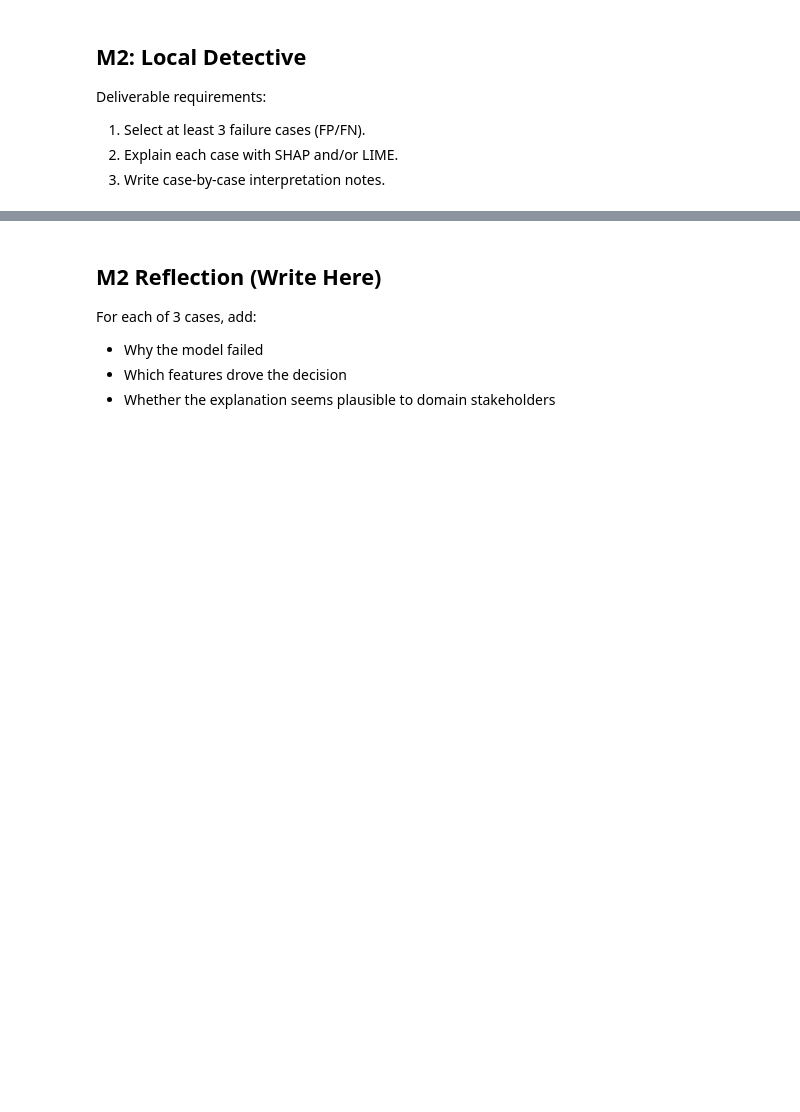
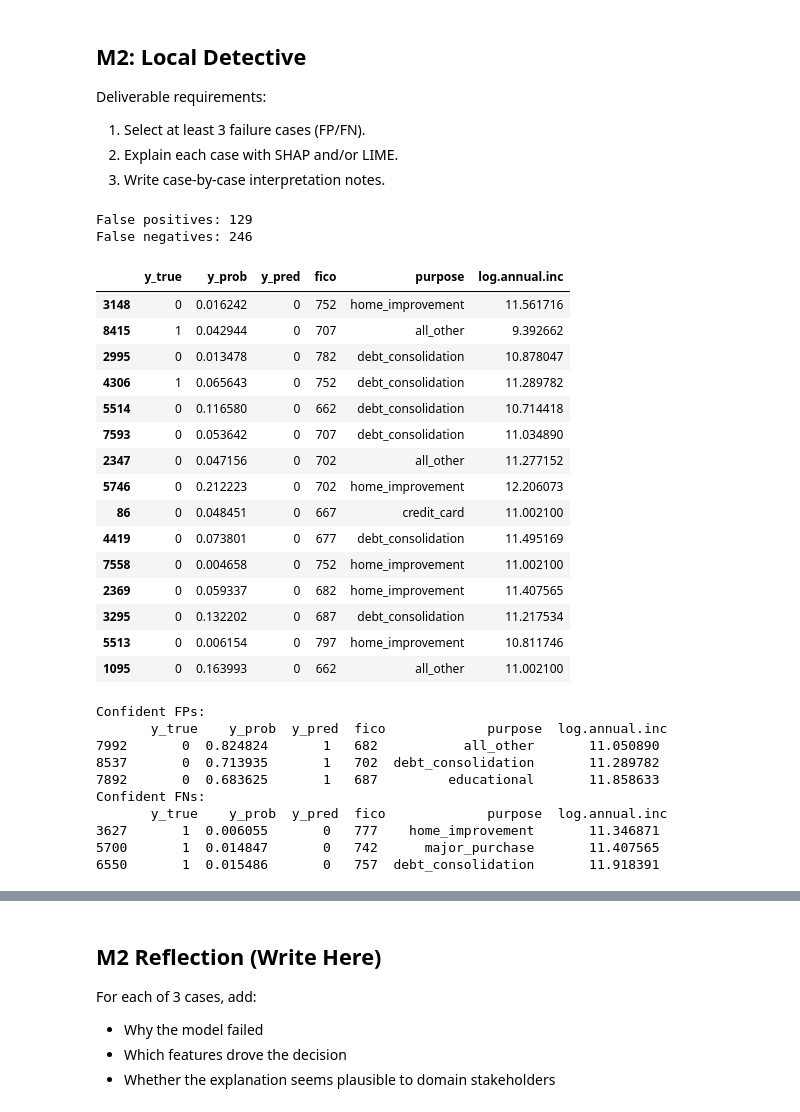
Before and after one commit to HetJivani04/LendingClub-XAI-Professional-Model-Audit, a Jupyter notebook: project_workbook.ipynb, the cells around one changed output, grey strips where cells are left out. Cells and saved outputs as stored; diff of their text form; code cells hidden in the pictures; blank space fills up the shorter version.

```diff
--- a/project_workbook.ipynb
+++ b/project_workbook.ipynb
@@ -63,9 +63,9 @@ pd.set_option('display.max_columns', 140)
 
 Set your team metadata and assumptions before modeling.
 # %%
-team_id = 'TODO_TEAM_ID'
-audit_focus = 'TODO: e.g., false negatives in high-income applicants'
-threshold = 0.50  # You must justify and can update later using validation set
+team_id = '1'
+audit_focus = "model over-relies on int.rate and fico as safety proxies, missing defaults from low-rate high-FICO borrowers and over-flagging mid-FICO borrowers with recent inquiries"
+threshold = 0.3
 
 print('Team:', team_id)
 print('Audit focus:', audit_focus)
@@ -138,6 +198,7 @@ for c in df.columns:
     feature_cols.append(c)
 
 X = df[feature_cols].copy()
+X = X.drop(columns=['not.fully.paid'])  # This column is a direct leakage of the target and should be removed.
 
 print('Positive rate:', round(float(y.mean()), 4))
 print('Features:', X.shape[1])
@@ -181,12 +257,24 @@ categorical_cols = [c for c in X_train.columns if c not in numeric_cols]
 # Hint:
 # 1) Numeric pipeline: median imputer
 # 2) Categorical pipeline: most_frequent imputer + OrdinalEncoder(handle_unknown='use_encoded_value', unknown_value=-1)
-preprocessor = None  # TODO REQUIRED
+numeric_pipeline = Pipeline([
+    ('imputer', SimpleImputer(strategy='median')),
+])
+
+categorical_pipeline = Pipeline([
+    ('imputer', SimpleImputer(strategy='most_frequent')),
+    ('encoder', OrdinalEncoder(handle_unknown='use_encoded_value', unknown_value=-1)),
+])
+
+preprocessor = ColumnTransformer([
+    ('numeric', numeric_pipeline, numeric_cols),
+    ('categorical', categorical_pipeline, categorical_cols)
+])
 
 # TODO REQUIRED: Fit transform on train, transform on val/test.
-X_train_t = None  # TODO REQUIRED
-X_val_t = None    # TODO REQUIRED
-X_test_t = None   # TODO REQUIRED
+X_train_t = preprocessor.fit_transform(X_train, y_train)
+X_val_t = preprocessor.transform(X_val)
+X_test_t = preprocessor.transform(X_test)
 
 feature_names = numeric_cols + categorical_cols
 
@@ -245,20 +372,57 @@ Deliverable requirements:
 # %%
 val_results = pd.DataFrame({
     'y_true': y_val.values,
     'y_prob': val_proba,
-    'y_pred': val_pred
+    'y_pred': val_pred,
+    'fico': X_val['fico'].values,
+    'purpose': X_val['purpose'].values,
+    'log.annual.inc': X_val['log.annual.inc'].values
 }, index=X_val.index)
 
 fp_idx = val_results[(val_results['y_true'] == 0) & (val_results['y_pred'] == 1)].index.tolist()
 fn_idx = val_results[(val_results['y_true'] == 1) & (val_results['y_pred'] == 0)].index.tolist()
 
 print('False positives:', len(fp_idx))
 print('False negatives:', len(fn_idx))
-display(val_results.head())
+display(val_results.head(15))
+
+fp_confident = val_results[(val_results['y_true']==0) & (val_results['y_pred']==1)].nlargest(3, 'y_prob')
+fn_confident = val_results[(val_results['y_true']==1) & (val_results['y_pred']==0)].nsmallest(3, 'y_prob')
+print("Confident FPs:\n", fp_confident)
+print("Confident FNs:\n", fn_confident)
 
 # TODO REQUIRED: Build selected_cases with at least 3 ids including both FP and FN examples.
 # Example target structure: [fp_idx[0], fp_idx[1], fn_idx[0]]
-selected_cases = []  # TODO REQUIRED
+selected_cases = [7992, 8537, 3627]
+# %% [output]
+False positives: 129
+False negatives: 246
+|  | y_true | y_prob | y_pred | fico | purpose | log.annual.inc |
+| 3148 | 0 | 0.016242 | 0 | 752 | home_improvement | 11.561716 |
+| 8415 | 1 | 0.042944 | 0 | 707 | all_other | 9.392662 |
+| 2995 | 0 | 0.013478 | 0 | 782 | debt_consolidation | 10.878047 |
+| 4306 | 1 | 0.065643 | 0 | 752 | debt_consolidation | 11.289782 |
+| 5514 | 0 | 0.116580 | 0 | 662 | debt_consolidation | 10.714418 |
+| 7593 | 0 | 0.053642 | 0 | 707 | debt_consolidation | 11.034890 |
+| 2347 | 0 | 0.047156 | 0 | 702 | all_other | 11.277152 |
+| 5746 | 0 | 0.212223 | 0 | 702 | home_improvement | 12.206073 |
+| 86 | 0 | 0.048451 | 0 | 667 | credit_card | 11.002100 |
+| 4419 | 0 | 0.073801 | 0 | 677 | debt_consolidation | 11.495169 |
+| 7558 | 0 | 0.004658 | 0 | 752 | home_improvement | 11.002100 |
+| 2369 | 0 | 0.059337 | 0 | 682 | home_improvement | 11.407565 |
+| 3295 | 0 | 0.132202 | 0 | 687 | debt_consolidation | 11.217534 |
+| 5513 | 0 | 0.006154 | 0 | 797 | home_improvement | 10.811746 |
+| 1095 | 0 | 0.163993 | 0 | 662 | all_other | 11.002100 |
+Confident FPs:
+       y_true    y_prob  y_pred  fico             purpose  log.annual.inc
+7992       0  0.824824       1   682           all_other       11.050890
+8537       0  0.713935       1   702  debt_consolidation       11.289782
+7892       0  0.683625       1   687         educational       11.858633
+Confident FNs:
+       y_true    y_prob  y_pred  fico             purpose  log.annual.inc
+3627       1  0.006055       0   777    home_improvement       11.346871
+5700       1  0.014847       0   742      major_purchase       11.407565
+6550       1  0.015486       0   757  debt_consolidation       11.918391
 # %%
 # SHAP local explanation helper (provided so you can focus on interpretation).
 explainer = shap.TreeExplainer(model)
```
Also changed, not shown: parts of 12 cells of this notebook, 1 other file.
